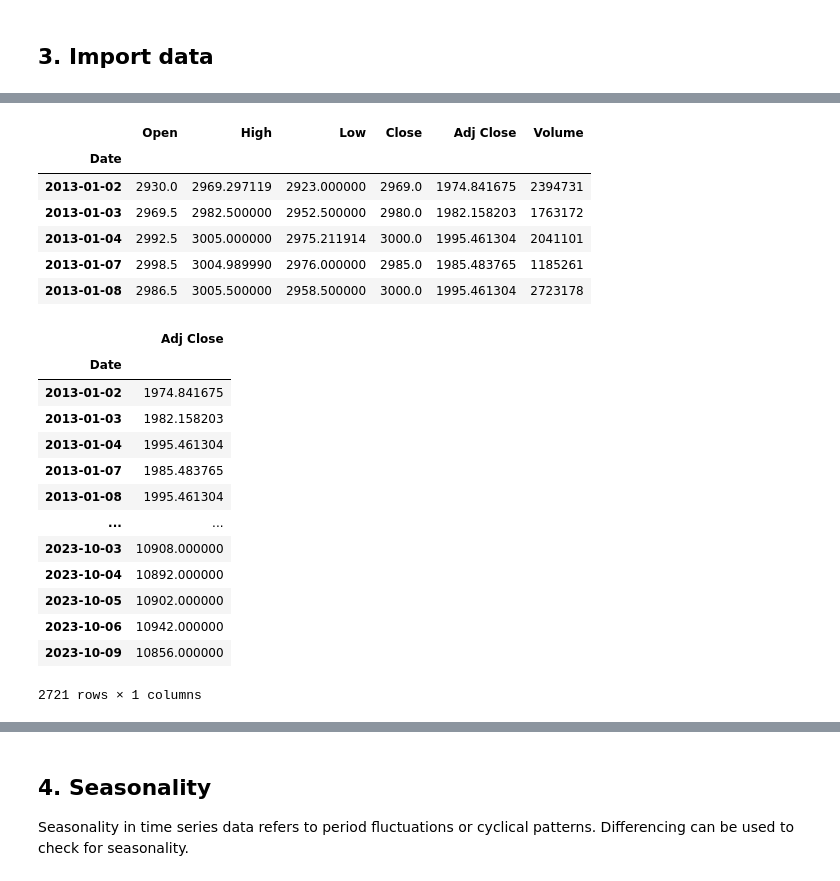
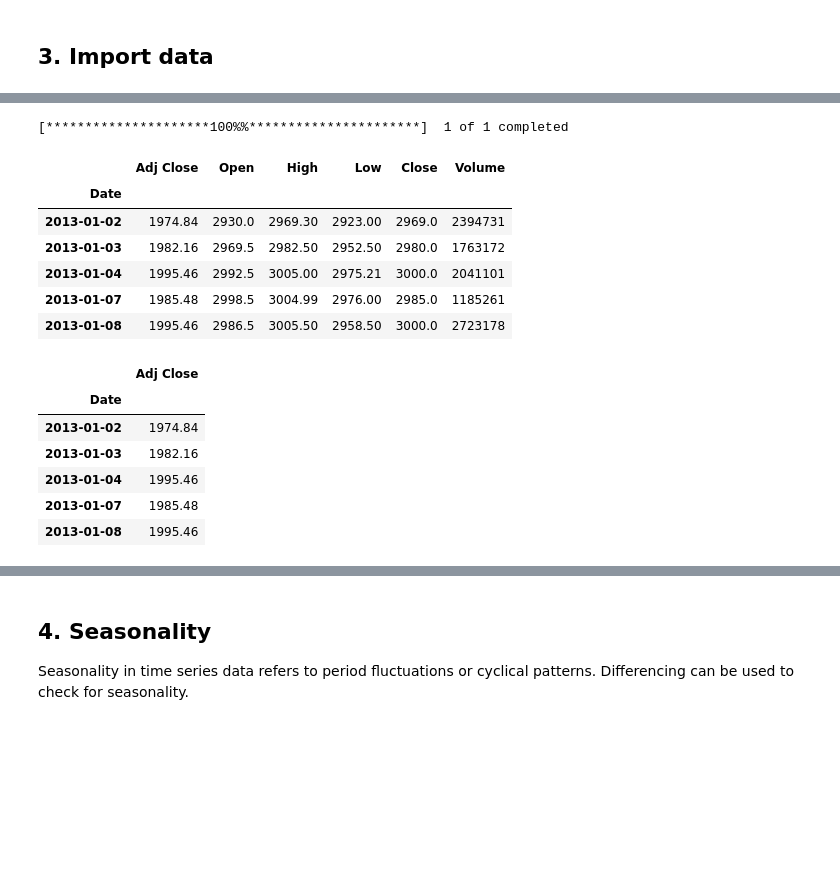
Before and after one commit to shubhayu-64/fin, a Jupyter notebook: Time_Series/ARIMA.ipynb, the cells around one changed output, grey strips where cells are left out. Saved outputs shown, nothing was run; the diff lists cells and outputs as text; code cells hidden in the pictures; blank space fills up the shorter version.

```diff
--- a/Time_Series/ARIMA.ipynb
+++ b/Time_Series/ARIMA.ipynb
@@ -71,36 +59,28 @@ ftse100_stocks.head()
 # %%
 # Create dataframe of AZN.L stock data
-
-azn =  ftse100_stocks['AZN.L']
-
+azn = yf.download("AZN.L", start="2013-01-01", end="2023-10-10")[['Adj Close','Open', 'High', 'Low', 'Close', 'Volume']].round(2)
 azn.head()
 # %% [output]
+[*********************100%%**********************]  1 of 1 completed
-|  | Open | High | Low | Close | Adj Close | Volume |
+|  | Adj Close | Open | High | Low | Close | Volume |
 | Date |  |  |  |  |  |  |
-| 2013-01-02 | 2930.0 | 2969.297119 | 2923.000000 | 2969.0 | 1974.841675 | 2394731 |
-| 2013-01-03 | 2969.5 | 2982.500000 | 2952.500000 | 2980.0 | 1982.158203 | 1763172 |
-| 2013-01-04 | 2992.5 | 3005.000000 | 2975.211914 | 3000.0 | 1995.461304 | 2041101 |
-| 2013-01-07 | 2998.5 | 3004.989990 | 2976.000000 | 2985.0 | 1985.483765 | 1185261 |
-| 2013-01-08 | 2986.5 | 3005.500000 | 2958.500000 | 3000.0 | 1995.461304 | 2723178 |
+| 2013-01-02 | 1974.84 | 2930.0 | 2969.30 | 2923.00 | 2969.0 | 2394731 |
+| 2013-01-03 | 1982.16 | 2969.5 | 2982.50 | 2952.50 | 2980.0 | 1763172 |
+| 2013-01-04 | 1995.46 | 2992.5 | 3005.00 | 2975.21 | 3000.0 | 2041101 |
+| 2013-01-07 | 1985.48 | 2998.5 | 3004.99 | 2976.00 | 2985.0 | 1185261 |
+| 2013-01-08 | 1995.46 | 2986.5 | 3005.50 | 2958.50 | 3000.0 | 2723178 |
 # %%
 # Create Dataframe for Adjusted Close prices
 
 azn_adj = azn[['Adj Close']].copy()
-azn_adj
+azn_adj.head()
 # %% [output]
 |  | Adj Close |
 | Date |  |
-| 2013-01-02 | 1974.841675 |
-| 2013-01-03 | 1982.158203 |
-| 2013-01-04 | 1995.461304 |
-| 2013-01-07 | 1985.483765 |
-| 2013-01-08 | 1995.461304 |
-| ... | ... |
-| 2023-10-03 | 10908.000000 |
-| 2023-10-04 | 10892.000000 |
-| 2023-10-05 | 10902.000000 |
-| 2023-10-06 | 10942.000000 |
-| 2023-10-09 | 10856.000000 |
+| 2013-01-02 | 1974.84 |
+| 2013-01-03 | 1982.16 |
+| 2013-01-04 | 1995.46 |
+| 2013-01-07 | 1985.48 |
+| 2013-01-08 | 1995.46 |
-2721 rows × 1 columns
 # %%
 # Plot Adjusted Close price
```
Also changed, not shown: parts of 27 cells of this notebook, 5 other files.
